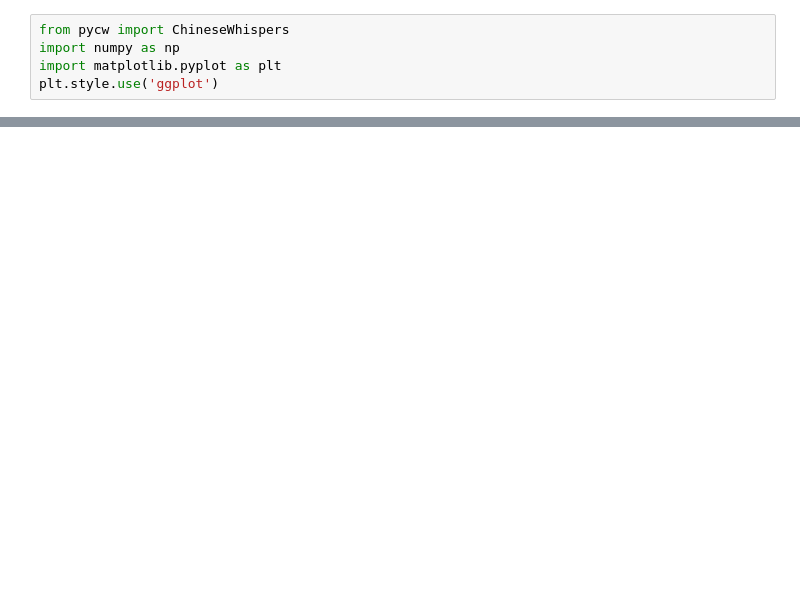
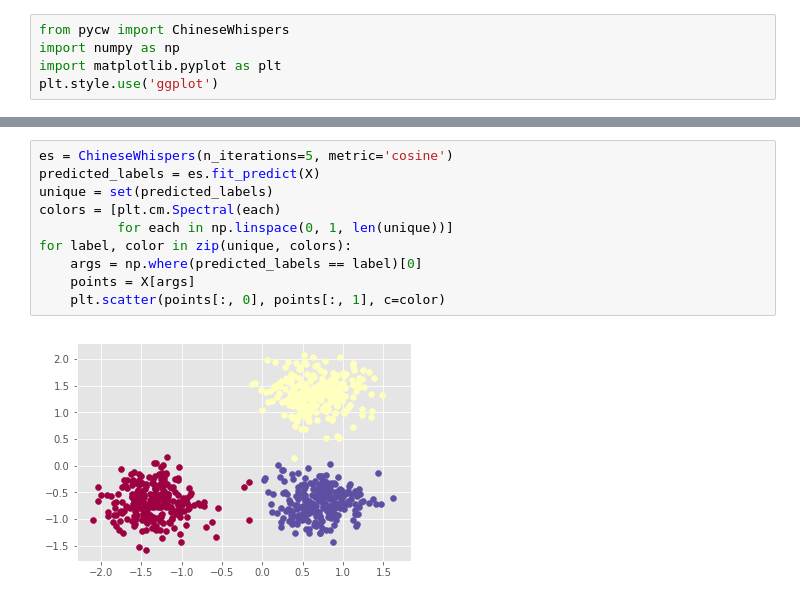
Before and after one commit to iamsoroush/pycw, a Jupyter notebook: pycw_example.ipynb, the cells around one changed output, grey strips where cells are left out. Saved outputs shown, nothing was run; the diff lists cells and outputs as text; blank space fills up the shorter version.

```diff
--- a/pycw_example.ipynb
+++ b/pycw_example.ipynb
@@ -38,0 +39,12 @@ for label, color in zip(unique, colors):
+# %%
+es = ChineseWhispers(n_iterations=5, metric='cosine')
+predicted_labels = es.fit_predict(X)
+unique = set(predicted_labels)
+colors = [plt.cm.Spectral(each)
+          for each in np.linspace(0, 1, len(unique))]
+for label, color in zip(unique, colors):
+    args = np.where(predicted_labels == label)[0]
+    points = X[args]
+    plt.scatter(points[:, 0], points[:, 1], c=color)
+# %% [output]
+[figure, added]
```
Also changed, not shown: parts of 2 cells of this notebook.
